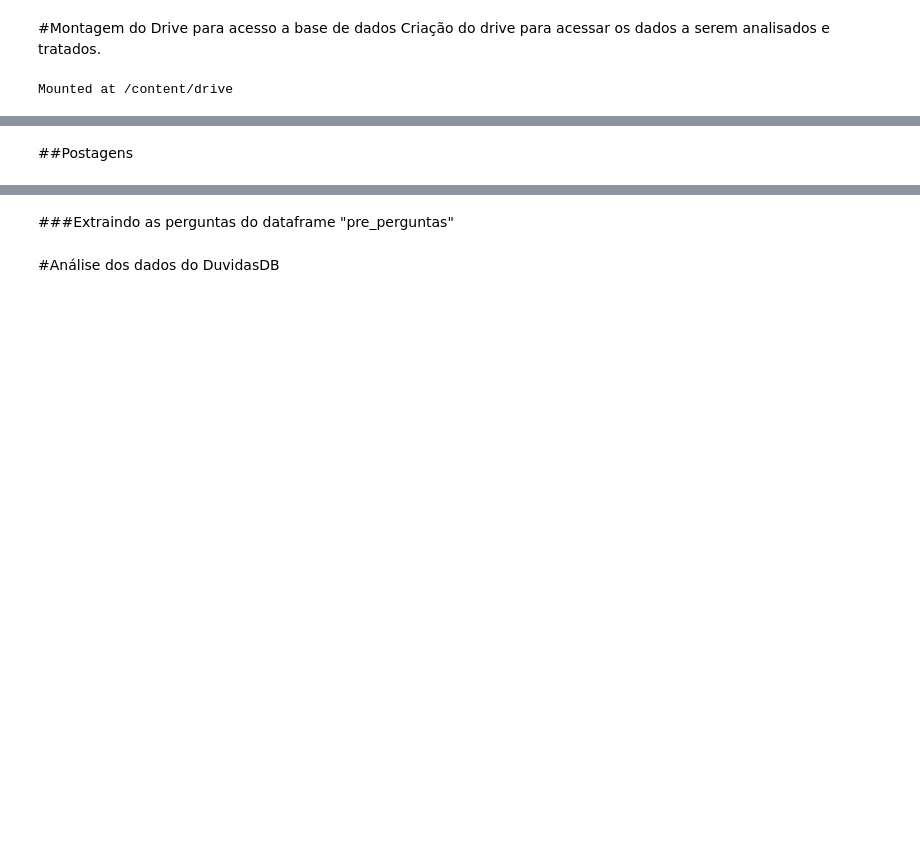
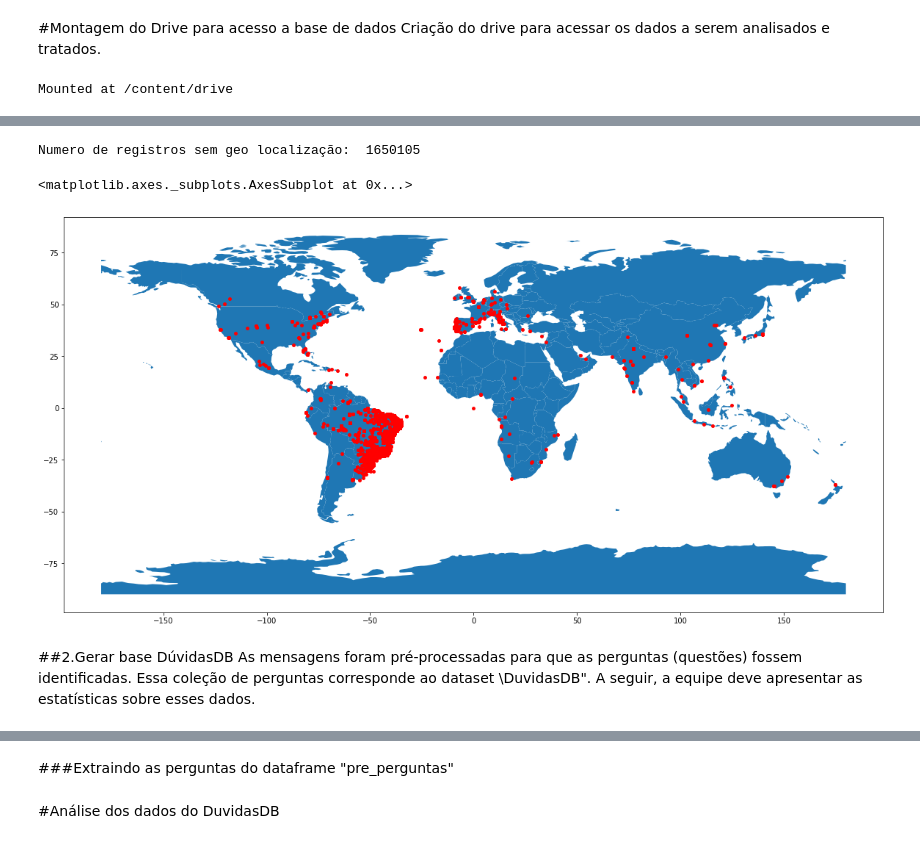
Before and after one commit to albert-melo/ProgCiencia-de-Dados, a Jupyter notebook: WorkProgCienciaDados.ipynb, the cells around one changed output, grey strips where cells are left out. Drawn from its saved outputs; the diff is of its cells as text; code cells hidden in the pictures; blank space fills up the shorter version.

Commit message:
Inicio da separação das perguntas

```diff
--- a/WorkProgCienciaDados.ipynb
+++ b/WorkProgCienciaDados.ipynb
@@ -108,5 +119,5 @@ A seguir segue a quantidade de países identificados a partir das postagens real
 # %%
 paises = dados["pais"].value_counts()
 print("Quandidade de Países:", len(paises))
-locais_geo = dados[ dados["latitude"].isna()==False]
+locais_geo = dados[ dados["longitude"].isnull() ==False ]
 print("Comentários com geo localização:", len(locais_geo))
@@ -120,14 +152,21 @@ from shapely.geometry import Point
 import geopandas as gpd
 from geopandas import GeoDataFrame
 # %%
-diferencaRegistrosLocais = len(dados) - len(locais)
+diferencaRegistrosLocais = len(dados) - len(locais_geo)
 
 print("Numero de registros sem geo localização: ", diferencaRegistrosLocais)
+# %% [output]
+Numero de registros sem geo localização:  1650105
 # %%
-geometry  = [Point(xy) for xy in zip(locais['latitude'], locais['longitude'])]
-gdf = GeoDataFrame(locais, geometry = geometry,)
+geometry  = [Point(xy) for xy in zip(locais_geo['latitude'], locais_geo['longitude'])]
+gdf = GeoDataFrame(locais_geo, geometry = geometry,)
 
 world = gpd.read_file(gpd.datasets.get_path('naturalearth_lowres'))
 gdf.plot(ax=world.plot(figsize=(20, 12)), marker = 'o', color = 'red', markersize = 15)
+# %% [output]
+<matplotlib.axes._subplots.AxesSubplot at 0x...>
+[figure, added]
-# %% [markdown]
-##Postagens
+# %% [markdown]
+##2.Gerar base DúvidasDB
+As mensagens foram pré-processadas para que as perguntas (questões) fossem identificadas.
+Essa coleção de perguntas corresponde ao dataset \DuvidasDB". A seguir, a equipe deve apresentar as estatísticas sobre esses dados.
```
Also changed, not shown: parts of 26 cells of this notebook.
